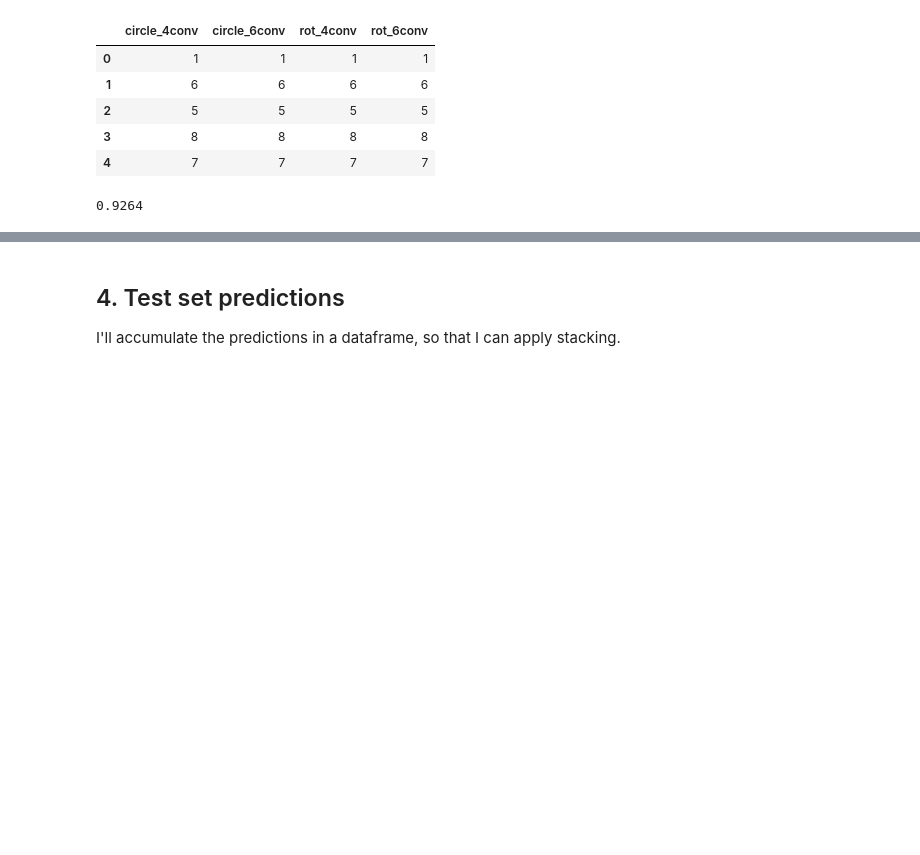
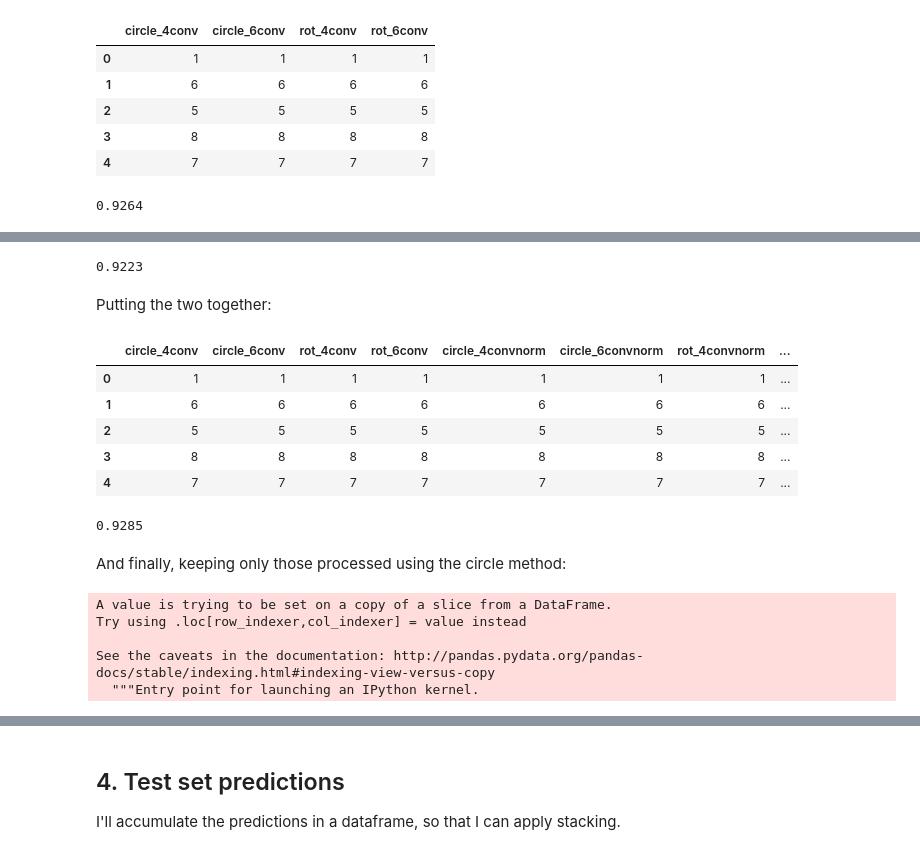
Before and after one commit to tamirbennatan/EMNIST-Classification, a Jupyter notebook: model_results/CNN-Results.ipynb, the cells around one changed output, grey strips where cells are left out. Saved outputs shown, nothing was run; the diff lists cells and outputs as text; code cells hidden in the pictures; blank space fills up the shorter version.

```diff
--- a/model_results/CNN-Results.ipynb
+++ b/model_results/CNN-Results.ipynb
@@ -153,0 +206,2 @@ accuracy_score(rot_6conv_valid_pred, y_valid_rot)
+# %%
+rect_6conv_norm_valid_pred = model_6conv_rot_norm.predict_classes(X_validrotnorm.reshape((10000,28,28,1)))
@@ -181,0 +242,26 @@ Nice! The stacked predictions have the hightest validation accuracy.
+# %%
+stacked_normvalid = pd.DataFrame({"circle_4convnorm" : circle_4conv_norm_valid_pred,
+                              "circle_6convnorm" : circle_6conv_norm_valid_pred,
+                              "rot_4convnorm" : rect_4conv_norm_valid_pred,
+                              "rot_6convnorm" : rect_6conv_norm_valid_pred})
+# %%
+stacked_normvalid['stacked_pred'] = stacked_normvalid.apply(lambda x: np.argmax(np.bincount(x)), axis =1)
+# %%
+accuracy_score(stacked_normvalid['stacked_pred'], y_valid_rect)
+# %% [output]
+0.9223
+# %% [markdown]
+Putting the two together:
+# %%
+stacked_valid2 = pd.concat([stacked_valid[['circle_4conv', 'circle_6conv', 'rot_4conv', 'rot_6conv']],
+                           stacked_normvalid[['circle_4convnorm', 'circle_6convnorm',
+                                             'rot_4convnorm', 'rot_6convnorm']]], axis = 1)
+# %%
+stacked_valid2.head()
+# %% [output]
+|  | circle_4conv | circle_6conv | rot_4conv | rot_6conv | circle_4convnorm | circle_6convnorm | rot_4convnorm | ... |
+| 0 | 1 | 1 | 1 | 1 | 1 | 1 | 1 | ... |
+| 1 | 6 | 6 | 6 | 6 | 6 | 6 | 6 | ... |
+| 2 | 5 | 5 | 5 | 5 | 5 | 5 | 5 | ... |
+| 3 | 8 | 8 | 8 | 8 | 8 | 8 | 8 | ... |
+| 4 | 7 | 7 | 7 | 7 | 7 | 7 | 7 | ... |
@@ -181,0 +270,6 @@ Nice! The stacked predictions have the hightest validation accuracy.
+# %%
+accuracy_score(stacked_valid2['stacked_pred'], y_valid_rect)
+# %% [output]
+0.9285
+# %% [markdown]
+And finally, keeping only those processed using the circle method:
@@ -181,0 +278,8 @@ Nice! The stacked predictions have the hightest validation accuracy.
+# %%
+stacked_circle_valid['stacked_pred'] = stacked_circle_valid.apply(lambda x: np.argmax(np.bincount(x)), axis =1)
+# %% [output]
+A value is trying to be set on a copy of a slice from a DataFrame.
+Try using .loc[row_indexer,col_indexer] = value instead
+
+See the caveats in the documentation: http://pandas.pydata.org/pandas-docs/stable/indexing.html#indexing-view-versus-copy
+  """Entry point for launching an IPython kernel.
```
Also changed, not shown: parts of 46 cells of this notebook, 4 other files.
